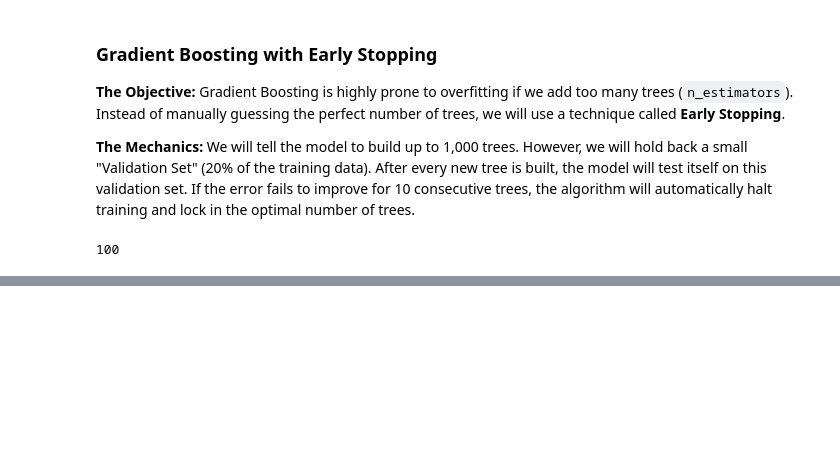
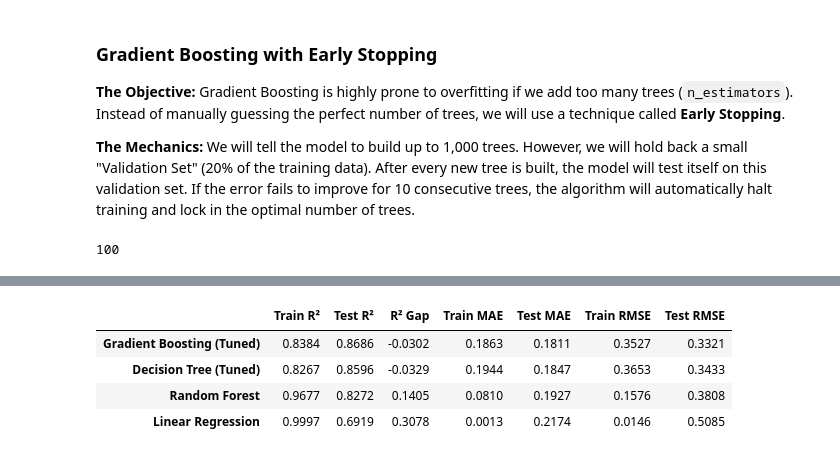
Before and after one commit to khushishahs02/exploratory-data-analysis, a Jupyter notebook: notebooks/03_Modeling.ipynb, the cells around one changed output, grey strips where cells are left out. Cells and saved outputs as stored; diff of their text form; code cells hidden in the pictures; blank space fills up the shorter version.

Commit message:
feat: add final model comparison leaderboard to notebook

```diff
--- a/notebooks/03_Modeling.ipynb
+++ b/notebooks/03_Modeling.ipynb
@@ -318,0 +327,42 @@ optimal_trees
+# %%
+def get_metrics(model, X_train, y_train, X_test, y_test):
+    train_pred = model.predict(X_train)
+    test_pred = model.predict(X_test)
+
+    train_r2 = r2_score(y_train, train_pred)
+    test_r2 = r2_score(y_test, test_pred)
+
+    train_mae = mean_absolute_error(y_train, train_pred)
+    test_mae = mean_absolute_error(y_test, test_pred)
+
+    train_rmse = np.sqrt(mean_squared_error(y_train, train_pred))
+    test_rmse = np.sqrt(mean_squared_error(y_test, test_pred))
+
+    return {
+        "Train R²": round(train_r2, 4),
+        "Test R²": round(test_r2, 4),
+        "R² Gap": round(train_r2 - test_r2, 4),
+        "Train MAE": round(train_mae, 4),
+        "Test MAE": round(test_mae, 4),
+        "Train RMSE": round(train_rmse, 4),
+        "Test RMSE": round(test_rmse, 4)
+    }
+
+leaderboard = {
+    "Linear Regression": get_metrics(model, X_train, y_train, X_test, y_test),
+    "Decision Tree (Tuned)": get_metrics(final_tree_model, X_train, y_train, X_test, y_test),
+    "Random Forest": get_metrics(rf_model, X_train, y_train, X_test, y_test),
+    "Gradient Boosting (Tuned)": get_metrics(gb_tuned_model, X_train, y_train, X_test, y_test)
+}
+
+leaderboard_df = pd.DataFrame(leaderboard).T
+
+leaderboard_df = leaderboard_df.sort_values(by="Test R²", ascending=False)
+
+leaderboard_df
+# %% [output]
+|  | Train R² | Test R² | R² Gap | Train MAE | Test MAE | Train RMSE | Test RMSE |
+| Gradient Boosting (Tuned) | 0.8384 | 0.8686 | -0.0302 | 0.1863 | 0.1811 | 0.3527 | 0.3321 |
+| Decision Tree (Tuned) | 0.8267 | 0.8596 | -0.0329 | 0.1944 | 0.1847 | 0.3653 | 0.3433 |
+| Random Forest | 0.9677 | 0.8272 | 0.1405 | 0.0810 | 0.1927 | 0.1576 | 0.3808 |
+| Linear Regression | 0.9997 | 0.6919 | 0.3078 | 0.0013 | 0.2174 | 0.0146 | 0.5085 |
```
Also changed, not shown: parts of 1 cell of this notebook.
